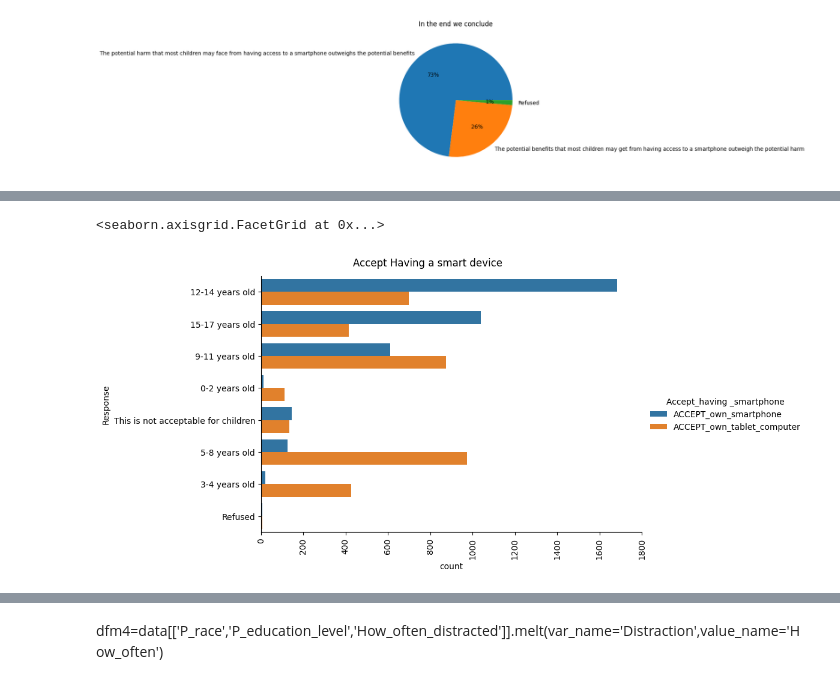
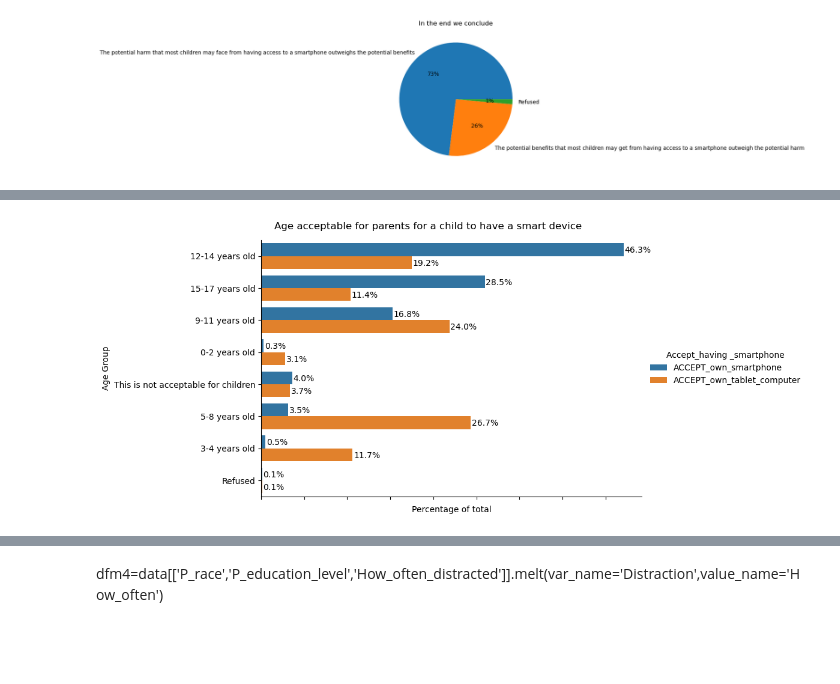
Before and after one commit to tyz-sd/Parenting-children-in-the-age-of-screens, a Jupyter notebook: Initial_visualizations.ipynb, the cells around one changed output, grey strips where cells are left out. Saved outputs shown, nothing was run; the diff lists cells and outputs as text; code cells hidden in the pictures; blank space fills up the shorter version.

```diff
--- a/Initial_visualizations.ipynb
+++ b/Initial_visualizations.ipynb
@@ -45,10 +58,33 @@ Name: count, dtype: int64
+# %%
+def add_percentage_labels_for_youtube(plot, feature, ax,max_count):
+    for p in ax.patches:
+        percentage = '{:.1f}%'.format(100 * p.get_height() / max_count)
+        x = p.get_x()
+        y = p.get_height()
+        #print(p)
+        #print(f'percentage of {percentage}, (x,y) is {(x,y)}')
+        if(percentage!='0.0%'):
+            ax.annotate(percentage, (x, y+10), fontsize=10, color='black')
 # %%
-fig,ax=plt.subplots(1,2,figsize=(12,6))
+fig,ax=plt.subplots(1,2,figsize=(15,7))
 sns.countplot(data=data,x='Child_age_groups',hue='Uses_youtube',order=['0-2','3-5','6-11'],ax=ax[0])
-ax[0].set_title('Number of Children watching videos on youtube')
+ax[0].set(title='Percentage of Children watching videos on youtube',xlabel='Age Groups', ylabel='Percent',yticklabels='')
+ax[0].legend(loc='center left')
+#add_percentage_labels_for_youtube(ax[0],'Uses_youtube',plt.gca(),len(data))
+
 sns.countplot(x='Uses_youtube',hue='How_often_youtube',ax=ax[1],data=data)
-ax[1].set_title('Youtube usage frequency')
-ax[1].set_xticklabels(labels=['No','Yes',''])
+ax[1].set(title='Youtube usage frequency',xticklabels=['No','Yes',''],yticklabels='',ylabel='Percentage')
+#ax[1].legend(bbox_to_anchor=(1.02, 0.15),loc='upper left', borderaxespad=-10)
+ax[1].legend(loc='center right')
+#add_percentage_labels_for_youtube(ax[1],'How_often_youtube',plt.gca(),len(data))
+list_of_axes=['Uses_youtube','How_often_youtube']
+count=0
+for ax in plt.gcf().get_axes():
+    add_percentage_labels_for_youtube(ax,list_of_axes[count], ax,len(data))
+    count+=1
+
+
+#ax[1].set_xticklabels(labels=['No','Yes',''])
 '''y_ticks=list(map(int,g2.get_yticks()))
 percent_labels=[i/len(data['Child_age_groups']) for i in y_ticks]
 g2.set_yticklabels(percent_labels)'''
@@ -79,12 +115,21 @@ Text(0.5, 0.98, 'In the end we conclude')
 # %%
 dfm1=data[['ACCEPT_own_smartphone','ACCEPT_own_tablet_computer']].melt(var_name='Accept_having _smartphone',value_name='Response')
+# %%
+def add_percentage_labels_for_accept_smartphone(plot, feature, ax,max_count):
+    for p in ax.patches:
+        percentage = '{:.1f}%'.format(100 * p.get_width() / max_count)
+        x = p.get_x() + p.get_width()
+        y = p.get_y()
+        #print(p)
+        #print(f'percentage of {percentage}, (x,y) is {(x,y)}')
+        ax.annotate(percentage, (x+5, y+0.3), fontsize=10, color='black')
 # %%
 g4=sns.catplot(hue='Accept_having _smartphone',y='Response',data=dfm1,kind='count',height=5,aspect=2)
-g4.fig.suptitle('Accept Having a smart device',y=1.03)
-g4.set_xticklabels(rotation=90)
+g4.fig.suptitle('Age acceptable for parents for a child to have a smart device',y=1.03)
+g4.set(xticklabels='',xlabel='Percentage of total',ylabel='Age Group')
+add_percentage_labels_for_accept_smartphone(g4,'Accept_having _smartphone',plt.gca(),len(data))
 # %% [output]
-<seaborn.axisgrid.FacetGrid at 0x...>
-[figure, old version]
+[figure, new version]
 # %%
 dfm3=data[['MNT_websites','MNT_take_away_mobile','MNT_screentime','MNT_call_records','MNT_parental_controls','MNT_socialmedia','MNT_gps']].melt(var_name='monitor_child_activities',value_name='through')
 # %%
```
Also changed, not shown: parts of 22 cells of this notebook, 1 other file.
